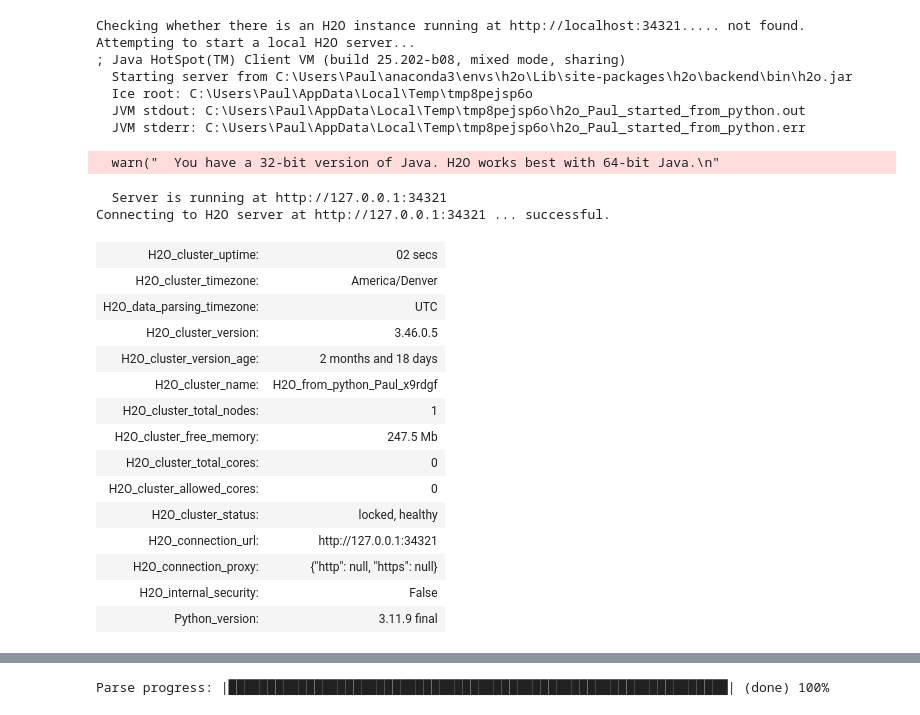
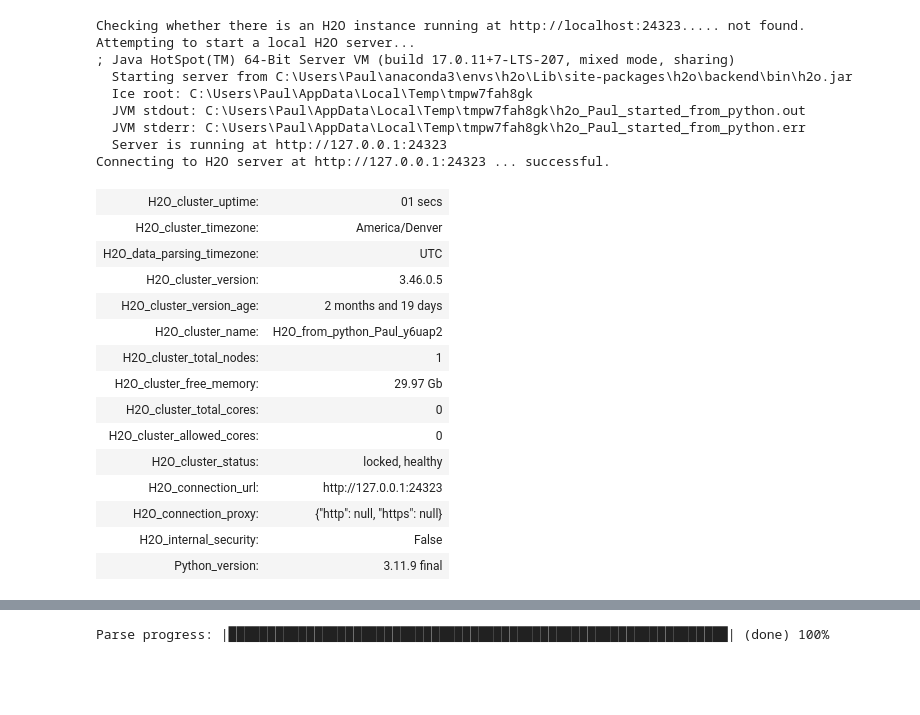
Before and after one commit to PaulEunKim/dvhope, a Jupyter notebook: model_evaluation/stacked_ensemble_metrics.ipynb, the cells around one changed output, grey strips where cells are left out. Saved outputs shown, nothing was run; the diff lists cells and outputs as text; code cells hidden in the pictures; blank space fills up the shorter version.

```diff
--- a/model_evaluation/stacked_ensemble_metrics.ipynb
+++ b/model_evaluation/stacked_ensemble_metrics.ipynb
@@ -11,29 +11,28 @@ Java HotSpot(TM) Client VM (build 25.202-b08, mixed mode)
 # %%
 import h2o
-h2o.init(port=34321)
+h2o.init(port=24323)
 # %% [output]
-Checking whether there is an H2O instance running at http://localhost:34321..... not found.
+Checking whether there is an H2O instance running at http://localhost:24323..... not found.
 Attempting to start a local H2O server...
-; Java HotSpot(TM) Client VM (build 25.202-b08, mixed mode, sharing)
+; Java HotSpot(TM) 64-Bit Server VM (build 17.0.11+7-LTS-207, mixed mode, sharing)
   Starting server from C:\Users\Paul\anaconda3\envs\h2o\Lib\site-packages\h2o\backend\bin\h2o.jar
-  Ice root: C:\Users\Paul\AppData\Local\Temp\tmp8pejsp6o
-  JVM stdout: C:\Users\Paul\AppData\Local\Temp\tmp8pejsp6o\h2o_Paul_started_from_python.out
-  JVM stderr: C:\Users\Paul\AppData\Local\Temp\tmp8pejsp6o\h2o_Paul_started_from_python.err
+  Ice root: C:\Users\Paul\AppData\Local\Temp\tmpw7fah8gk
+  JVM stdout: C:\Users\Paul\AppData\Local\Temp\tmpw7fah8gk\h2o_Paul_started_from_python.out
+  JVM stderr: C:\Users\Paul\AppData\Local\Temp\tmpw7fah8gk\h2o_Paul_started_from_python.err
+  Server is running at http://127.0.0.1:24323
+Connecting to H2O server at http://127.0.0.1:24323 ... successful.
-  warn("  You have a 32-bit version of Java. H2O works best with 64-bit Java.\n"
-  Server is running at http://127.0.0.1:34321
-Connecting to H2O server at http://127.0.0.1:34321 ... successful.
-| H2O_cluster_uptime: | 02 secs |
+| H2O_cluster_uptime: | 01 secs |
 | H2O_cluster_timezone: | America/Denver |
 | H2O_data_parsing_timezone: | UTC |
 | H2O_cluster_version: | 3.46.0.5 |
-| H2O_cluster_version_age: | 2 months and 18 days |
-| H2O_cluster_name: | H2O_from_python_Paul_x9rdgf |
+| H2O_cluster_version_age: | 2 months and 19 days |
+| H2O_cluster_name: | H2O_from_python_Paul_y6uap2 |
 | H2O_cluster_total_nodes: | 1 |
-| H2O_cluster_free_memory: | 247.5 Mb |
+| H2O_cluster_free_memory: | 29.97 Gb |
 | H2O_cluster_total_cores: | 0 |
 | H2O_cluster_allowed_cores: | 0 |
 | H2O_cluster_status: | locked, healthy |
-| H2O_connection_url: | http://127.0.0.1:34321 |
+| H2O_connection_url: | http://127.0.0.1:24323 |
 | H2O_connection_proxy: | {"http": null, "https": null} |
 | H2O_internal_security: | False |
 | Python_version: | 3.11.9 final |
```
Also changed, not shown: parts of 8 cells of this notebook, 4 other files.
